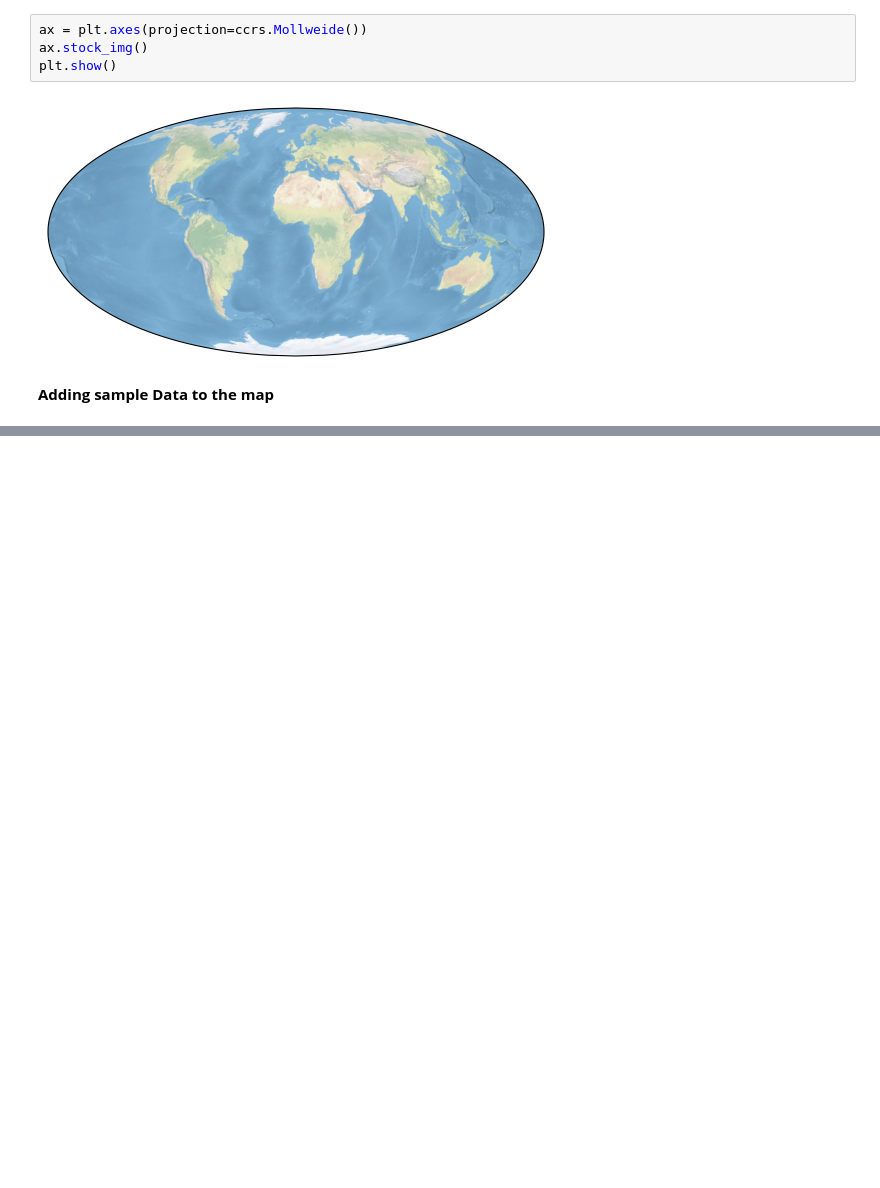
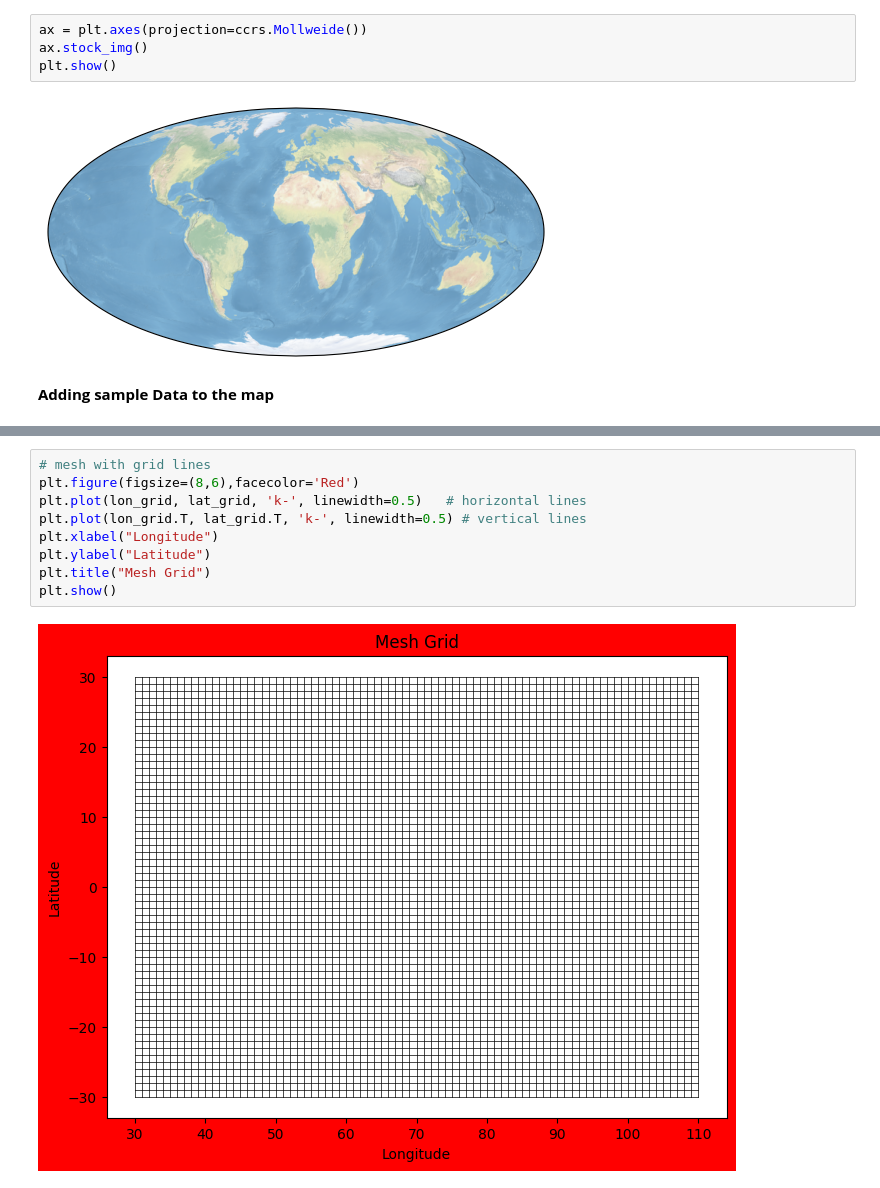
Before and after one commit to pajonnakuti/pyDataviz, a Jupyter notebook: code/XArray_example.ipynb, the cells around one changed output, grey strips where cells are left out. Drawn from its saved outputs; the diff is of its cells as text; blank space fills up the shorter version.

```diff
--- a/code/XArray_example.ipynb
+++ b/code/XArray_example.ipynb
@@ -298,0 +373,11 @@ plt.show()
+# %%
+# mesh with grid lines
+plt.figure(figsize=(8,6),facecolor='Red')
+plt.plot(lon_grid, lat_grid, 'k-', linewidth=0.5)   # horizontal lines
+plt.plot(lon_grid.T, lat_grid.T, 'k-', linewidth=0.5) # vertical lines
+plt.xlabel("Longitude")
+plt.ylabel("Latitude")
+plt.title("Mesh Grid")
+plt.show()
+# %% [output]
+[figure, added]
```
Also changed, not shown: parts of 22 cells of this notebook.
